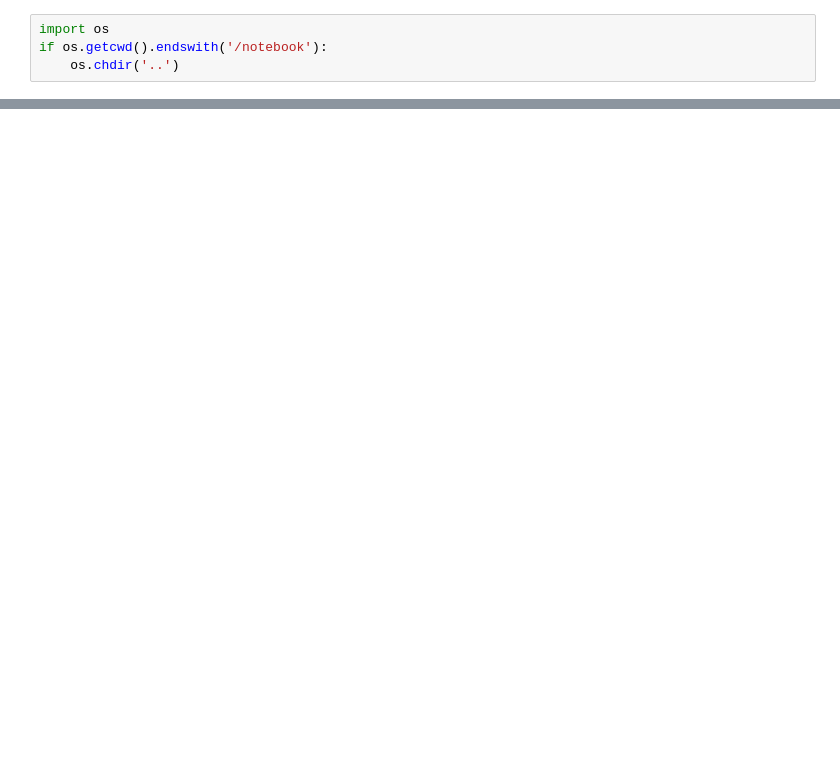
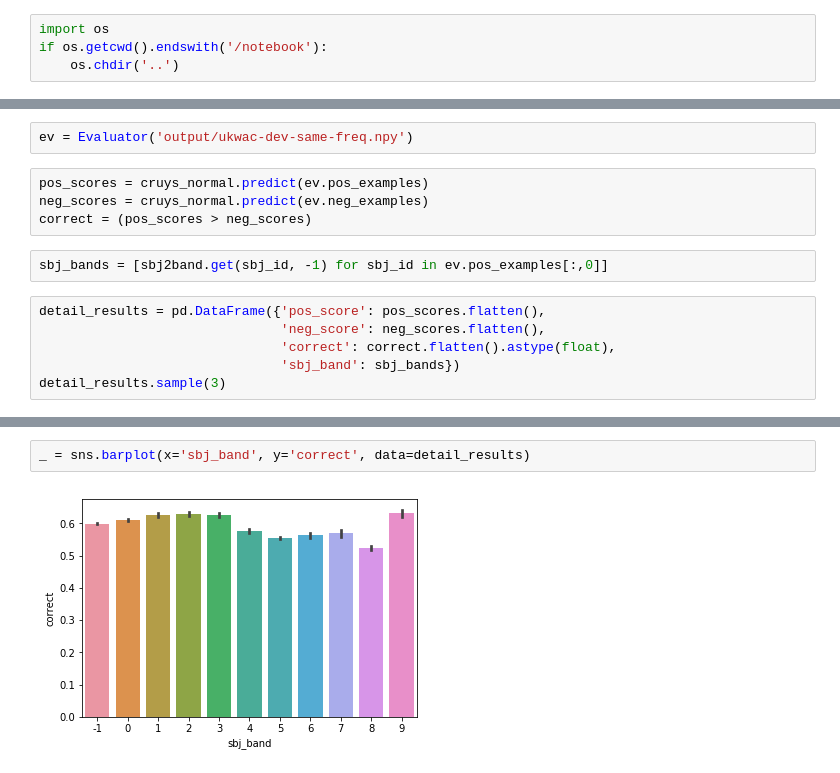
Before and after one commit to cltl/hpsp, a Jupyter notebook: notebook/cruys2014.ipynb, the cells around one changed output, grey strips where cells are left out. Cells and saved outputs as stored; diff of their text form; blank space fills up the shorter version.

Commit message:
ukwac

```diff
--- a/notebook/cruys2014.ipynb
+++ b/notebook/cruys2014.ipynb
@@ -125,0 +160,14 @@ tf.keras.models.save_model(single_model, 'output/ontonotes-cruys2014.hd5')
+# %%
+ev = Evaluator('output/ukwac-dev-same-freq.npy')
+# %%
+pos_scores = cruys_normal.predict(ev.pos_examples)
+neg_scores = cruys_normal.predict(ev.neg_examples)
+correct = (pos_scores > neg_scores)
+# %%
+sbj_bands = [sbj2band.get(sbj_id, -1) for sbj_id in ev.pos_examples[:,0]]
+# %%
+detail_results = pd.DataFrame({'pos_score': pos_scores.flatten(),
+                               'neg_score': neg_scores.flatten(),
+                               'correct': correct.flatten().astype(float),
+                               'sbj_band': sbj_bands})
+detail_results.sample(3)
@@ -125,0 +194,4 @@ tf.keras.models.save_model(single_model, 'output/ontonotes-cruys2014.hd5')
+# %%
+_ = sns.barplot(x='sbj_band', y='correct', data=detail_results)
+# %% [output]
+[figure, added]
```
Also changed, not shown: parts of 38 cells of this notebook, 30 other files.
